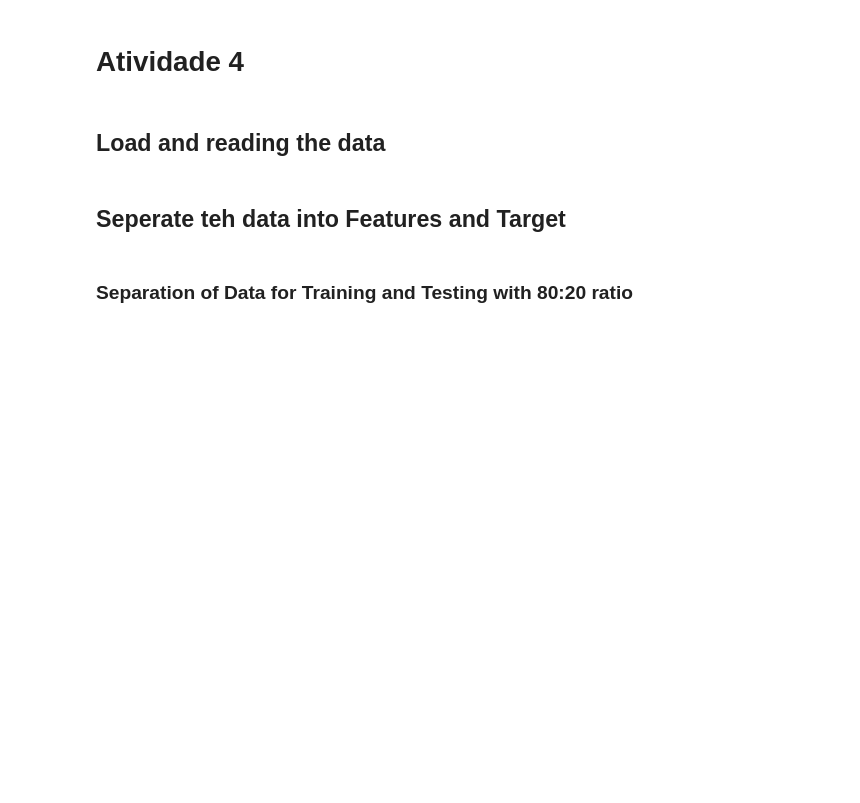
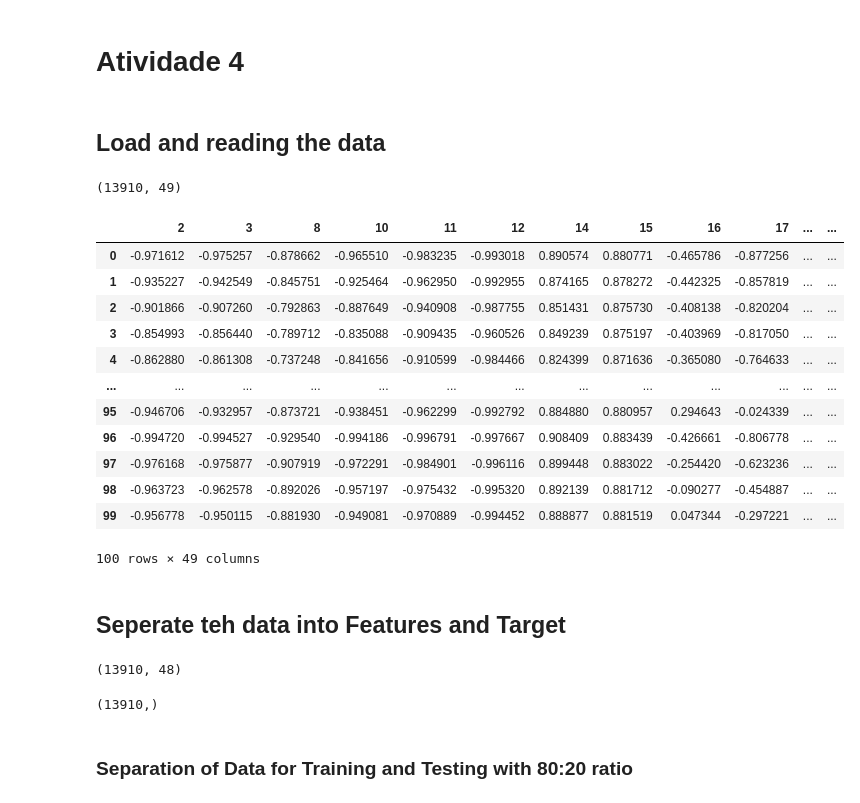
Before and after one commit to InasALKamachy/ML-for-calibration, a Jupyter notebook: notebooks/desempenhos.ipynb, the cells around one changed output. Cells and saved outputs as stored; diff of their text form; code cells hidden in the pictures; blank space fills up the shorter version.

```diff
--- a/notebooks/desempenhos.ipynb
+++ b/notebooks/desempenhos.ipynb
@@ -27,11 +27,39 @@ seed = 20
 ## Load and reading the data
 # %%
 dataset = pd.read_csv('../Dataset/dataset.csv')
+# %%
+dataset.shape
+# %% [output]
+(13910, 49)
+# %%
+dataset.head(100)
+# %% [output]
+|  | 2 | 3 | 8 | 10 | 11 | 12 | 14 | 15 | 16 | 17 | ... | ... |
+| 0 | -0.971612 | -0.975257 | -0.878662 | -0.965510 | -0.983235 | -0.993018 | 0.890574 | 0.880771 | -0.465786 | -0.877256 | ... | ... |
+| 1 | -0.935227 | -0.942549 | -0.845751 | -0.925464 | -0.962950 | -0.992955 | 0.874165 | 0.878272 | -0.442325 | -0.857819 | ... | ... |
+| 2 | -0.901866 | -0.907260 | -0.792863 | -0.887649 | -0.940908 | -0.987755 | 0.851431 | 0.875730 | -0.408138 | -0.820204 | ... | ... |
+| 3 | -0.854993 | -0.856440 | -0.789712 | -0.835088 | -0.909435 | -0.960526 | 0.849239 | 0.875197 | -0.403969 | -0.817050 | ... | ... |
+| 4 | -0.862880 | -0.861308 | -0.737248 | -0.841656 | -0.910599 | -0.984466 | 0.824399 | 0.871636 | -0.365080 | -0.764633 | ... | ... |
+| ... | ... | ... | ... | ... | ... | ... | ... | ... | ... | ... | ... | ... |
+| 95 | -0.946706 | -0.932957 | -0.873721 | -0.938451 | -0.962299 | -0.992792 | 0.884880 | 0.880957 | 0.294643 | -0.024339 | ... | ... |
+| 96 | -0.994720 | -0.994527 | -0.929540 | -0.994186 | -0.996791 | -0.997667 | 0.908409 | 0.883439 | -0.426661 | -0.806778 | ... | ... |
+| 97 | -0.976168 | -0.975877 | -0.907919 | -0.972291 | -0.984901 | -0.996116 | 0.899448 | 0.883022 | -0.254420 | -0.623236 | ... | ... |
+| 98 | -0.963723 | -0.962578 | -0.892026 | -0.957197 | -0.975432 | -0.995320 | 0.892139 | 0.881712 | -0.090277 | -0.454887 | ... | ... |
+| 99 | -0.956778 | -0.950115 | -0.881930 | -0.949081 | -0.970889 | -0.994452 | 0.888877 | 0.881519 | 0.047344 | -0.297221 | ... | ... |
+100 rows × 49 columns
 # %% [markdown]
 ## Seperate teh data into Features and Target
 # %%
 X = dataset.drop('target', axis=1)
 y = dataset.loc[:,'target']
+# %%
+X.shape
+# %% [output]
+(13910, 48)
+# %%
+y.shape
+# %% [output]
+(13910,)
 # %% [markdown]
 ### Separation of Data for Training and Testing with 80:20 ratio
 # %%
```
Also changed, not shown: parts of 14 cells of this notebook.
